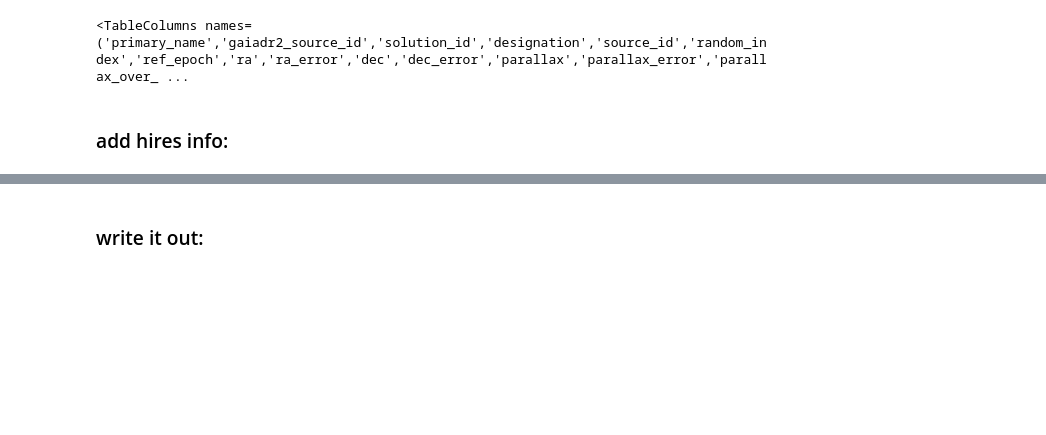
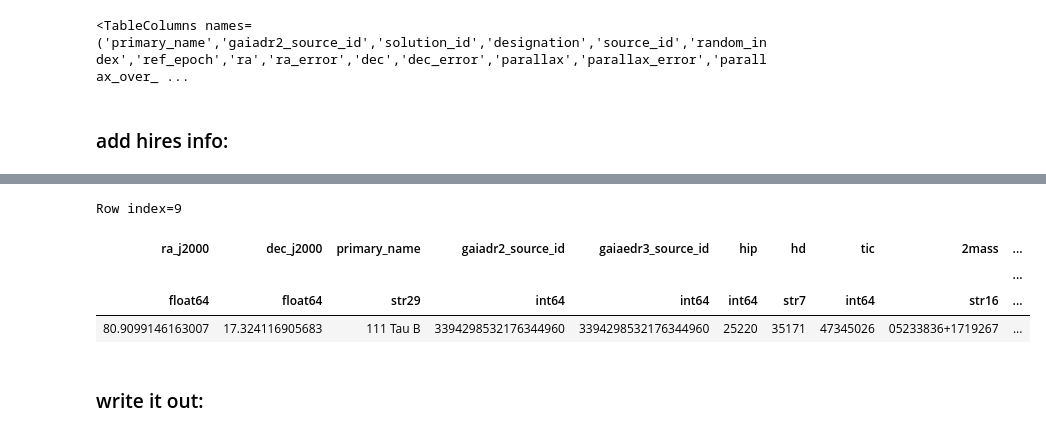
Before and after one commit to megbedell/gr8stars, a Jupyter notebook: data_munging.ipynb, the cells around one changed output, grey strips where cells are left out. Cells and saved outputs as stored; diff of their text form; code cells hidden in the pictures; blank space fills up the shorter version.

```diff
--- a/data_munging.ipynb
+++ b/data_munging.ipynb
@@ -244,3 +299,11 @@ table['spectrum_hires_snr'][bad] = 0
+# %%
+table[9]
+# %% [output]
+Row index=9
+| ra_j2000 | dec_j2000 | primary_name | gaiadr2_source_id | gaiaedr3_source_id | hip | hd | tic | 2mass | ... |
+|  |  |  |  |  |  |  |  |  | ... |
+| float64 | float64 | str29 | int64 | int64 | int64 | str7 | int64 | str16 | ... |
+| 80.9099146163007 | 17.324116905683 | 111 Tau B | 3394298532176344960 | 3394298532176344960 | 25220 | 35171 | 47345026 | 05233836+1719267 | ... |
 # %% [markdown]
 ### write it out:
 # %%
```
Also changed, not shown: parts of 27 cells of this notebook, 1 other file.
